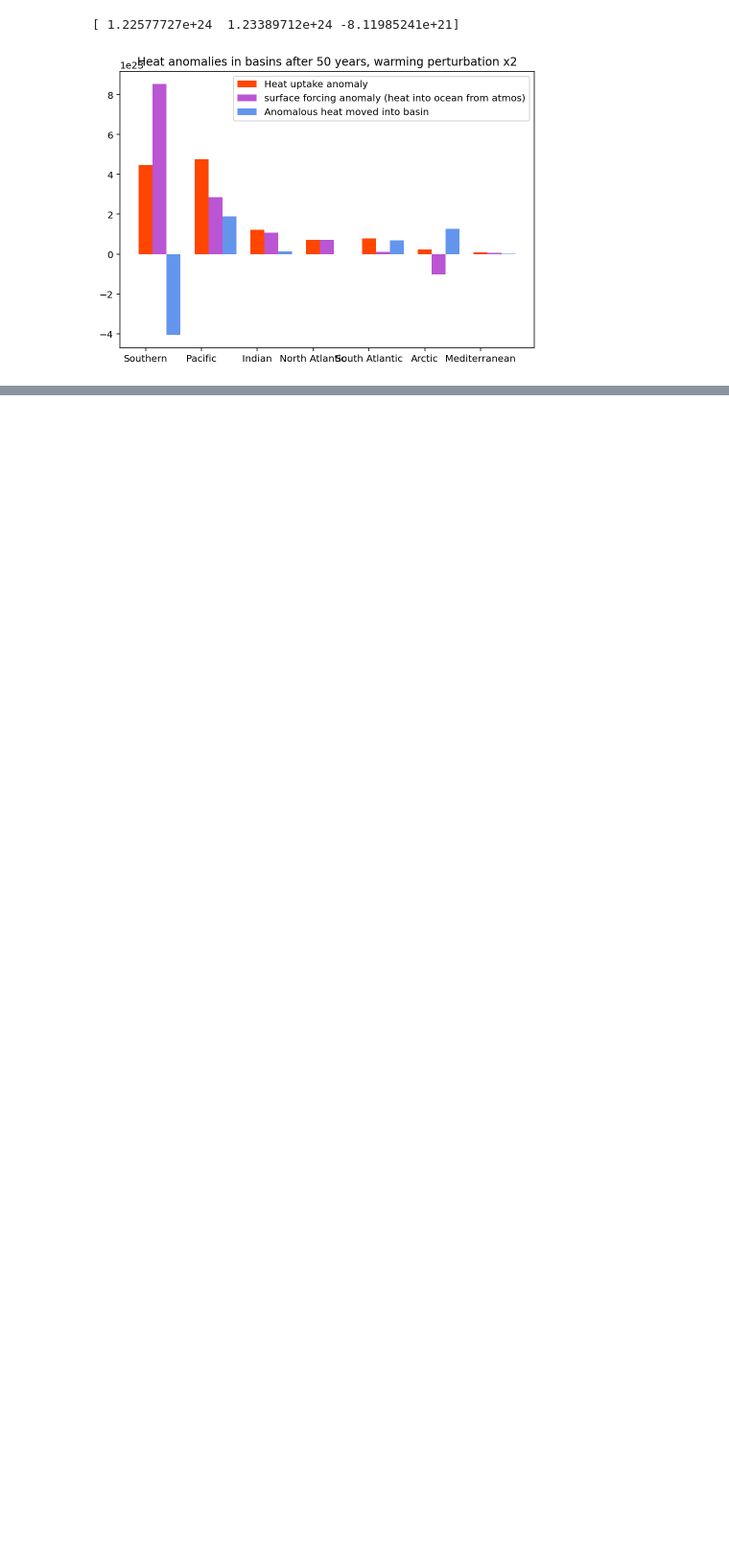
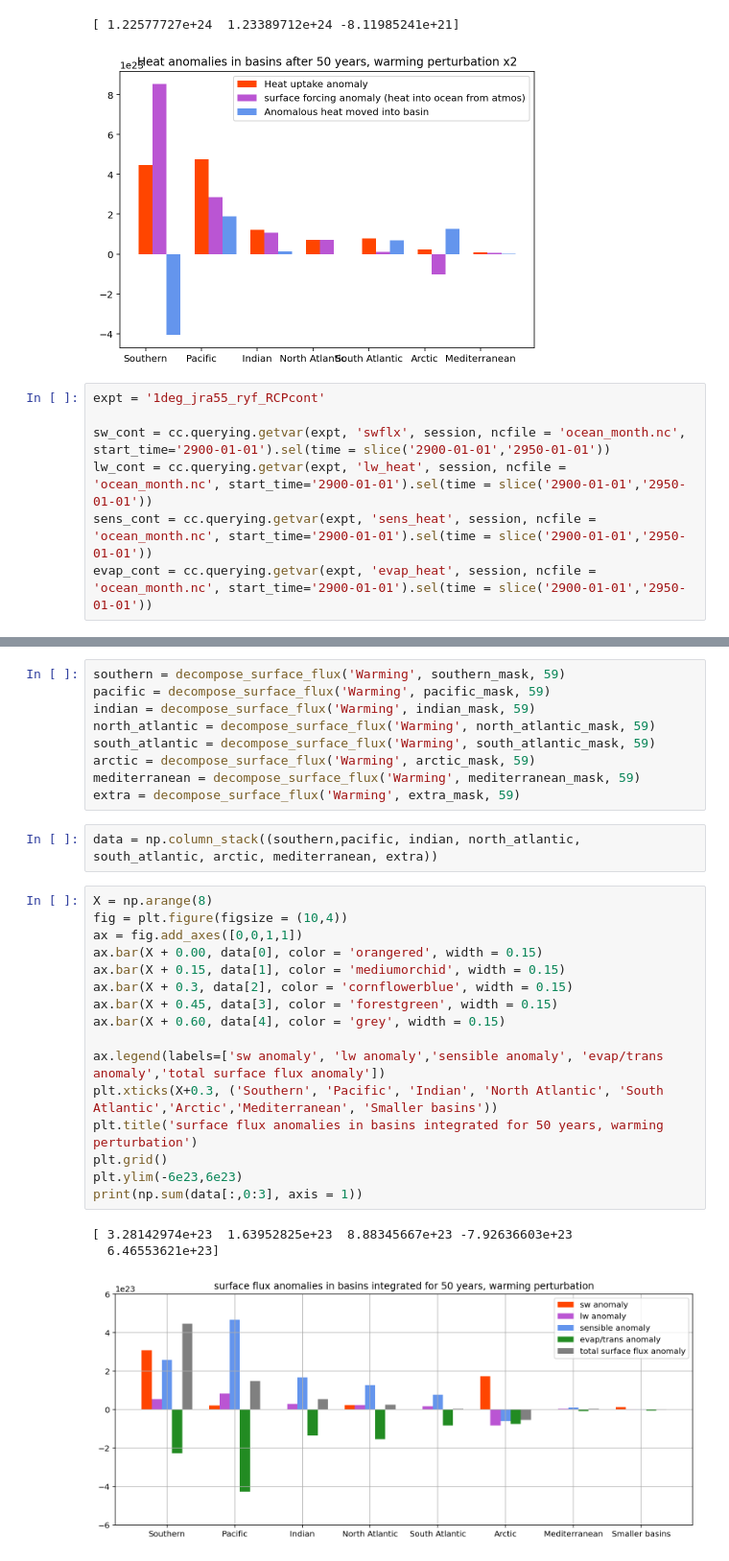
Before and after one commit to claireyung/unsw_clex_project_files, a Jupyter notebook: basin_heat_uptake.ipynb, the cells around one changed output, grey strips where cells are left out. Shown at 96% size. Drawn from its saved outputs; the diff is of its cells as text; blank space fills up the shorter version.

```diff
--- a/basin_heat_uptake.ipynb
+++ b/basin_heat_uptake.ipynb
@@ -506,3 +498,10 @@ print(np.sum(data, axis = 1))
 # %% [output]
 [ 1.22577727e+24  1.23389712e+24 -8.11985241e+21]
 [figure]
+# %%
+expt = '1deg_jra55_ryf_RCPcont'
+
+sw_cont = cc.querying.getvar(expt, 'swflx', session, ncfile = 'ocean_month.nc', start_time='2900-01-01').sel(time = slice('2900-01-01','2950-01-01'))
+lw_cont = cc.querying.getvar(expt, 'lw_heat', session, ncfile = 'ocean_month.nc', start_time='2900-01-01').sel(time = slice('2900-01-01','2950-01-01'))
+sens_cont = cc.querying.getvar(expt, 'sens_heat', session, ncfile = 'ocean_month.nc', start_time='2900-01-01').sel(time = slice('2900-01-01','2950-01-01'))
+evap_cont = cc.querying.getvar(expt, 'evap_heat', session, ncfile = 'ocean_month.nc', start_time='2900-01-01').sel(time = slice('2900-01-01','2950-01-01'))
@@ -508,0 +545,31 @@ print(np.sum(data, axis = 1))
+# %%
+southern = decompose_surface_flux('Warming', southern_mask, 59)
+pacific = decompose_surface_flux('Warming', pacific_mask, 59)
+indian = decompose_surface_flux('Warming', indian_mask, 59)
+north_atlantic = decompose_surface_flux('Warming', north_atlantic_mask, 59)
+south_atlantic = decompose_surface_flux('Warming', south_atlantic_mask, 59)
+arctic = decompose_surface_flux('Warming', arctic_mask, 59)
+mediterranean = decompose_surface_flux('Warming', mediterranean_mask, 59)
+extra = decompose_surface_flux('Warming', extra_mask, 59)
+# %%
+data = np.column_stack((southern,pacific, indian, north_atlantic, south_atlantic, arctic, mediterranean, extra))
+# %%
+X = np.arange(8)
+fig = plt.figure(figsize = (10,4))
+ax = fig.add_axes([0,0,1,1])
+ax.bar(X + 0.00, data[0], color = 'orangered', width = 0.15)
+ax.bar(X + 0.15, data[1], color = 'mediumorchid', width = 0.15)
+ax.bar(X + 0.3, data[2], color = 'cornflowerblue', width = 0.15)
+ax.bar(X + 0.45, data[3], color = 'forestgreen', width = 0.15)
+ax.bar(X + 0.60, data[4], color = 'grey', width = 0.15)
+
+ax.legend(labels=['sw anomaly', 'lw anomaly','sensible anomaly', 'evap/trans anomaly','total surface flux anomaly'])
+plt.xticks(X+0.3, ('Southern', 'Pacific', 'Indian', 'North Atlantic', 'South Atlantic','Arctic','Mediterranean', 'Smaller basins'))
+plt.title('surface flux anomalies in basins integrated for 50 years, warming perturbation')
+plt.grid()
+plt.ylim(-6e23,6e23)
+print(np.sum(data[:,0:3], axis = 1))
+# %% [output]
+[ 3.28142974e+23  1.63952825e+23  8.88345667e+23 -7.92636603e+23
+  6.46553621e+23]
+[figure, added]
```
Also changed, not shown: parts of 44 cells of this notebook, 12 other files.
